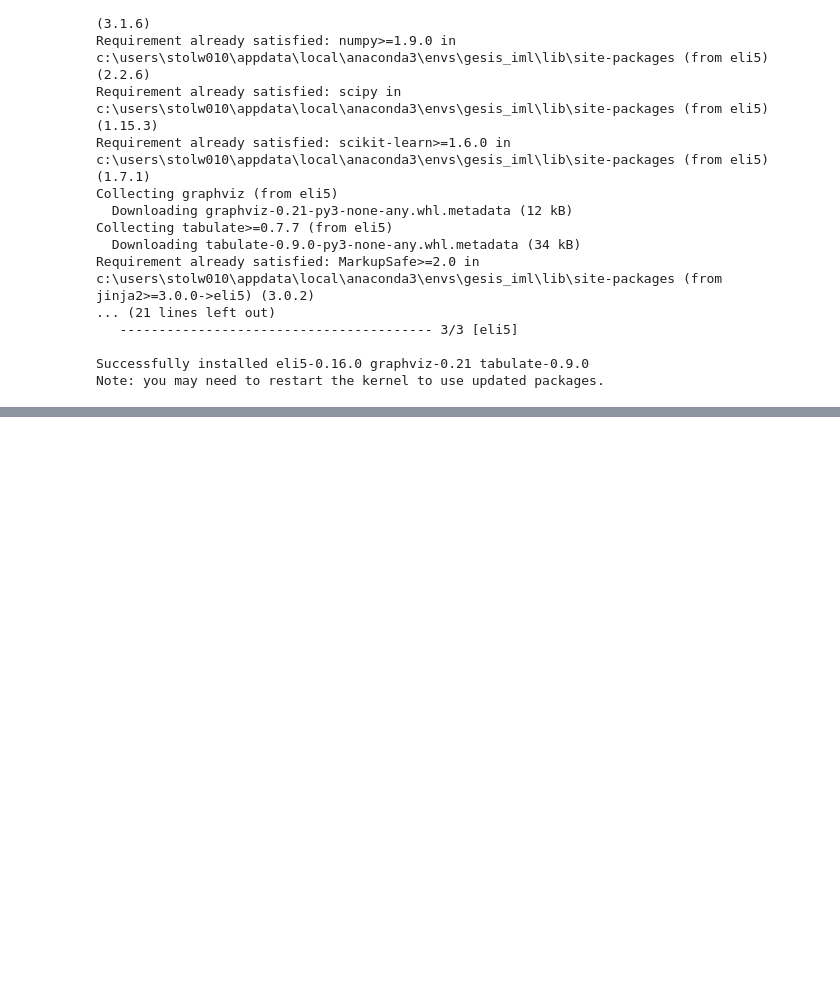
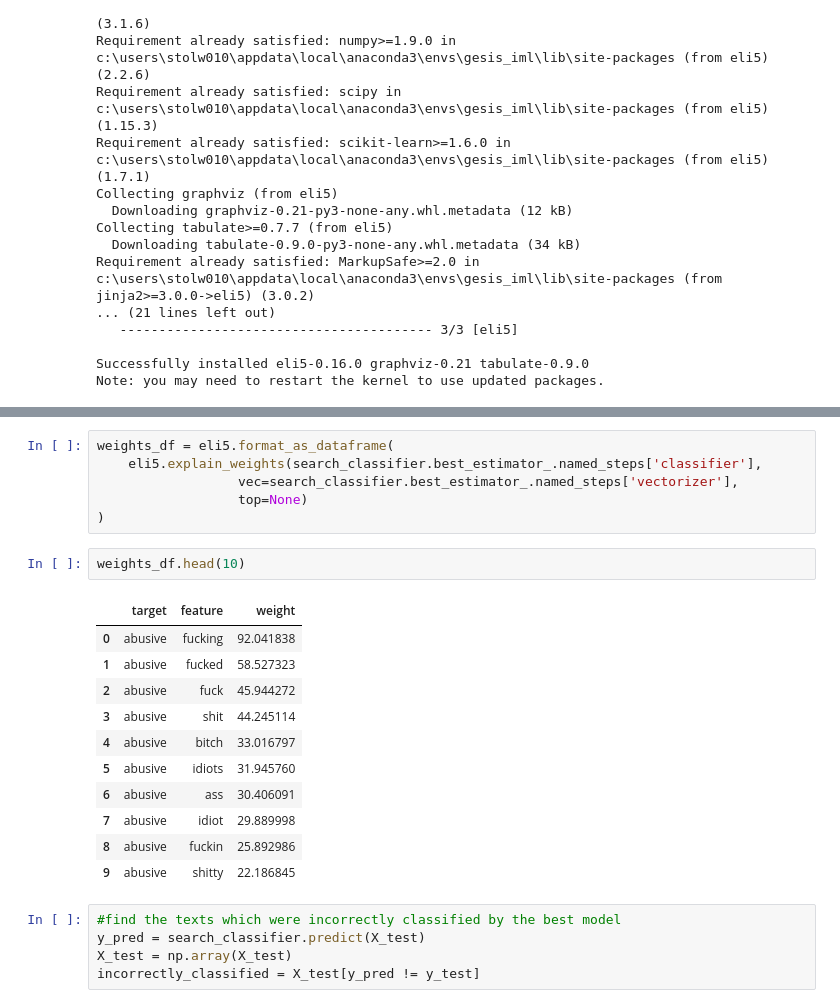
Before and after one commit to annekroon/gesis-machine-learning, a Jupyter notebook: fall-2025/fall-2025_exercises/day4/exercise-PM/challenge-solution-f1-score.ipynb, the cells around one changed output, grey strips where cells are left out. Drawn from its saved outputs; the diff is of its cells as text; blank space fills up the shorter version.

```diff
--- a/fall-2025/fall-2025_exercises/day4/exercise-PM/challenge-solution-f1-score.ipynb
+++ b/fall-2025/fall-2025_exercises/day4/exercise-PM/challenge-solution-f1-score.ipynb
@@ -418,3 +417,28 @@ eli5.show_weights(search_classifier.best_estimator_.named_steps['classifier'],
 # %% [output]
 | y=abusive top features | y=hateful top features | y=normal top features | y=spam top features |
 | Weight? Feature +92.042 fucking +... | Weight? Feature +34.407 niggas +3... | Weight? Feature … 496025 more pos... | Weight? Feature +16.053 https +15... |
+# %%
+weights_df = eli5.format_as_dataframe(
+    eli5.explain_weights(search_classifier.best_estimator_.named_steps['classifier'],
+                  vec=search_classifier.best_estimator_.named_steps['vectorizer'],
+                  top=None)
+)
+# %%
+weights_df.head(10)
+# %% [output]
+|  | target | feature | weight |
+| 0 | abusive | fucking | 92.041838 |
+| 1 | abusive | fucked | 58.527323 |
+| 2 | abusive | fuck | 45.944272 |
+| 3 | abusive | shit | 44.245114 |
+| 4 | abusive | bitch | 33.016797 |
+| 5 | abusive | idiots | 31.945760 |
+| 6 | abusive | ass | 30.406091 |
+| 7 | abusive | idiot | 29.889998 |
+| 8 | abusive | fuckin | 25.892986 |
+| 9 | abusive | shitty | 22.186845 |
+# %%
+#find the texts which were incorrectly classified by the best model
+y_pred = search_classifier.predict(X_test)
+X_test = np.array(X_test)
+incorrectly_classified = X_test[y_pred != y_test]
```
Also changed, not shown: parts of 6 cells of this notebook, 2 other files.
